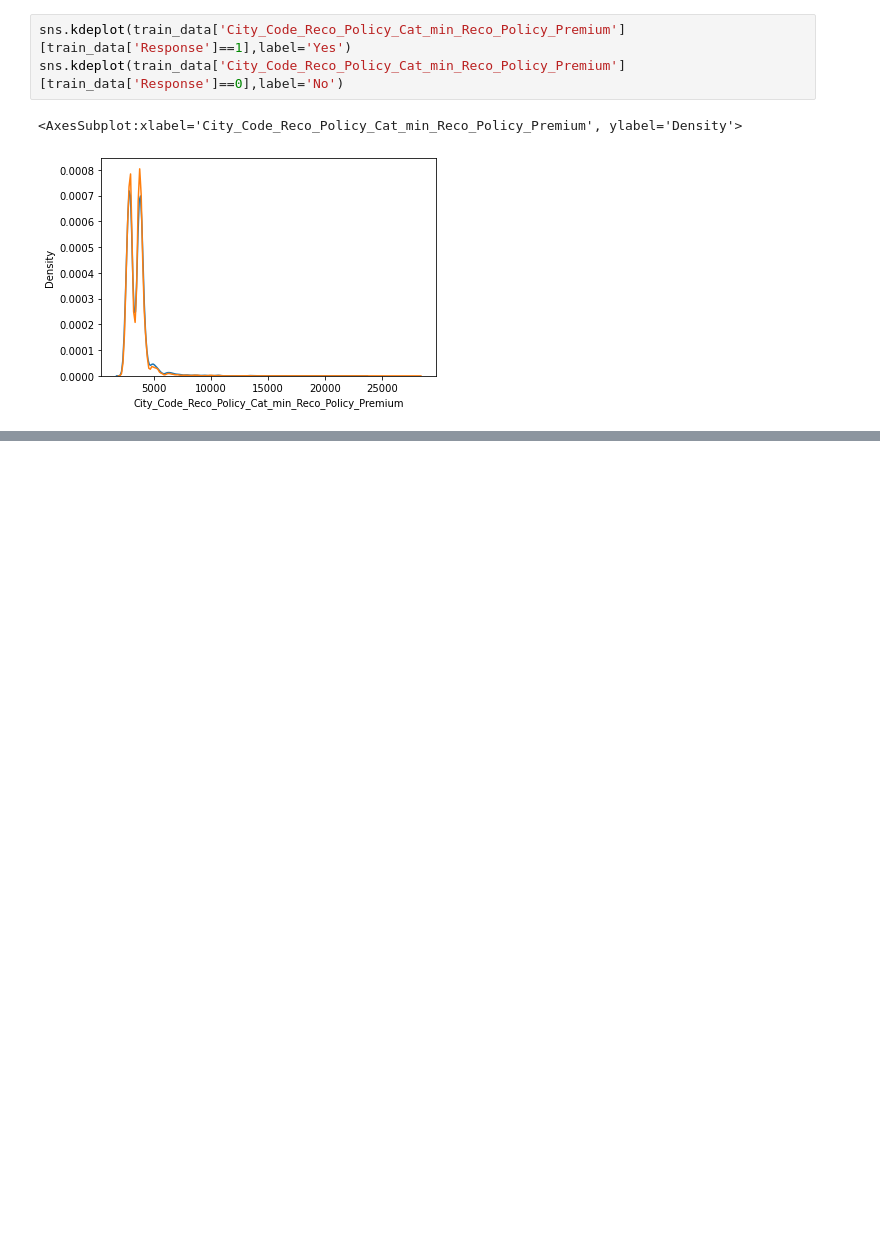
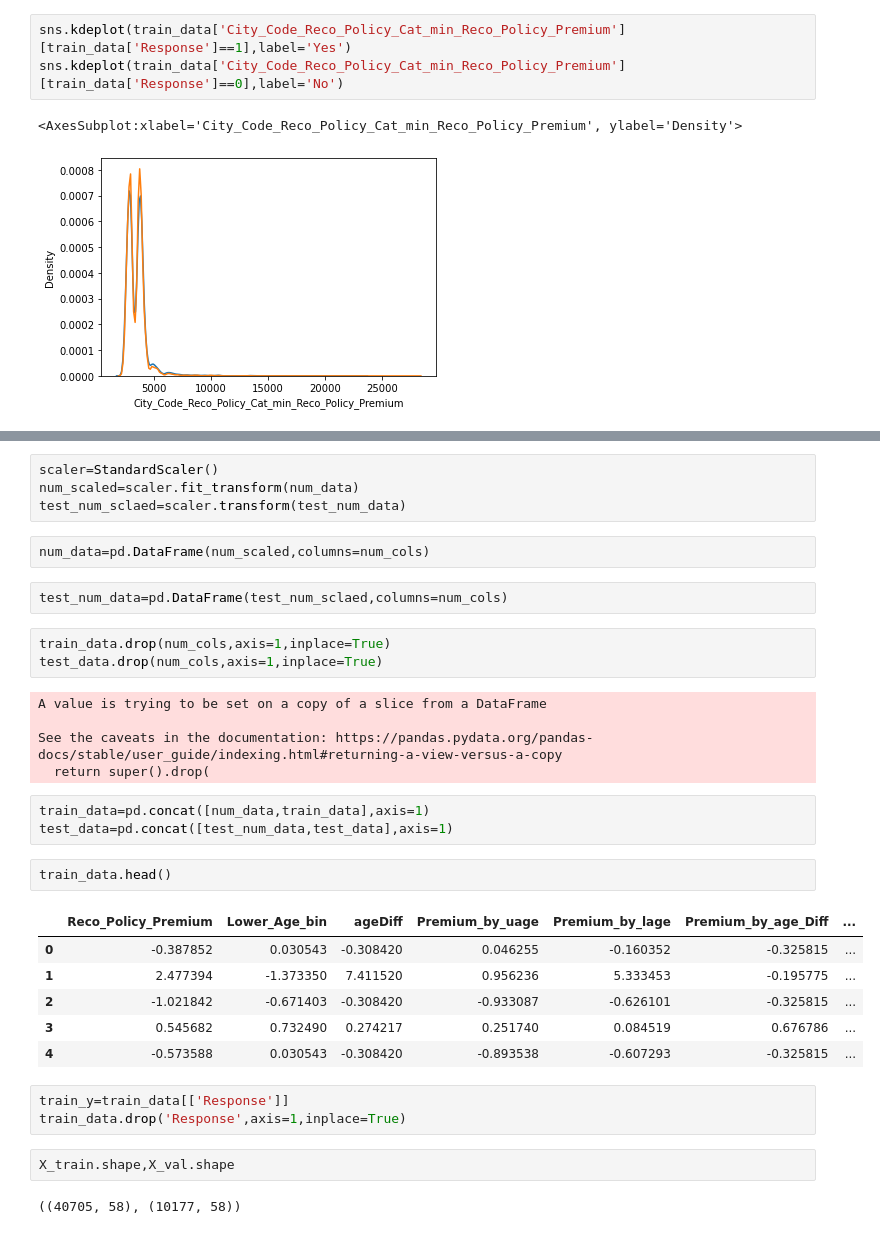
Before and after one commit to RiseAboveAll/Health-Insurance, a Jupyter notebook: HealthLeadPrediction.ipynb, the cells around one changed output, grey strips where cells are left out. Saved outputs shown, nothing was run; the diff lists cells and outputs as text; blank space fills up the shorter version.

```diff
--- a/HealthLeadPrediction.ipynb
+++ b/HealthLeadPrediction.ipynb
@@ -588,0 +646,35 @@ sns.kdeplot(train_data['City_Code_Reco_Policy_Cat_min_Reco_Policy_Premium'][trai
+# %%
+scaler=StandardScaler()
+num_scaled=scaler.fit_transform(num_data)
+test_num_sclaed=scaler.transform(test_num_data)
+# %%
+num_data=pd.DataFrame(num_scaled,columns=num_cols)
+# %%
+test_num_data=pd.DataFrame(test_num_sclaed,columns=num_cols)
+# %%
+train_data.drop(num_cols,axis=1,inplace=True)
+test_data.drop(num_cols,axis=1,inplace=True)
+# %% [output]
+A value is trying to be set on a copy of a slice from a DataFrame
+
+See the caveats in the documentation: https://pandas.pydata.org/pandas-docs/stable/user_guide/indexing.html#returning-a-view-versus-a-copy
+  return super().drop(
+# %%
+train_data=pd.concat([num_data,train_data],axis=1)
+test_data=pd.concat([test_num_data,test_data],axis=1)
+# %%
+train_data.head()
+# %% [output]
+|  | Reco_Policy_Premium | Lower_Age_bin | ageDiff | Premium_by_uage | Premium_by_lage | Premium_by_age_Diff | ... |
+| 0 | -0.387852 | 0.030543 | -0.308420 | 0.046255 | -0.160352 | -0.325815 | ... |
+| 1 | 2.477394 | -1.373350 | 7.411520 | 0.956236 | 5.333453 | -0.195775 | ... |
+| 2 | -1.021842 | -0.671403 | -0.308420 | -0.933087 | -0.626101 | -0.325815 | ... |
+| 3 | 0.545682 | 0.732490 | 0.274217 | 0.251740 | 0.084519 | 0.676786 | ... |
+| 4 | -0.573588 | 0.030543 | -0.308420 | -0.893538 | -0.607293 | -0.325815 | ... |
+# %%
+train_y=train_data[['Response']]
+train_data.drop('Response',axis=1,inplace=True)
+# %%
+X_train.shape,X_val.shape
+# %% [output]
+((40705, 58), (10177, 58))
```
Also changed, not shown: parts of 47 cells of this notebook.
